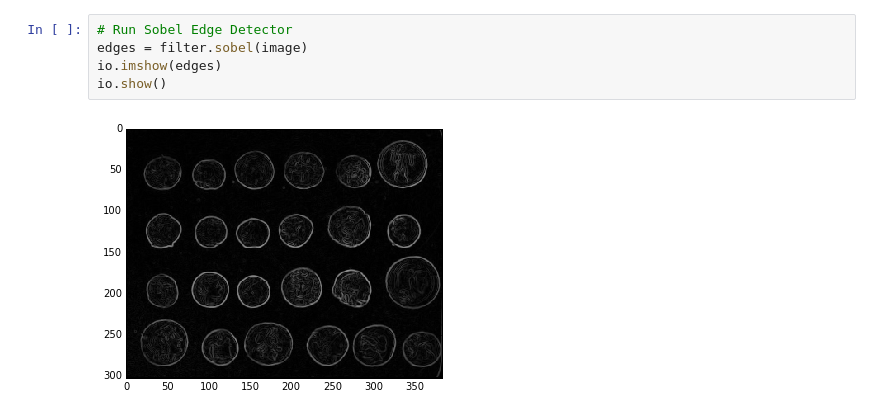
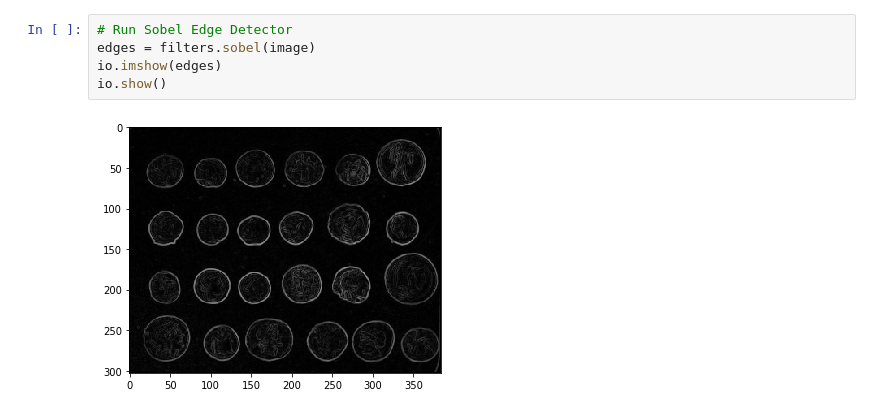
Before and after one commit to TrackDR/ModdedIpythonNotebooks, a Jupyter notebook: ImageStuff.ipynb, the cells around one changed output. Cells and saved outputs as stored; diff of their text form.

```diff
--- a/ImageStuff.ipynb
+++ b/ImageStuff.ipynb
@@ -51,7 +51,7 @@ io.show()
 # %%
 # Run Sobel Edge Detector
-edges = filter.sobel(image)
+edges = filters.sobel(image)
 io.imshow(edges)
 io.show()
 # %% [output]
-[figure, old version]
+[figure, new version]
```
Also changed, not shown: parts of 3 cells of this notebook.
